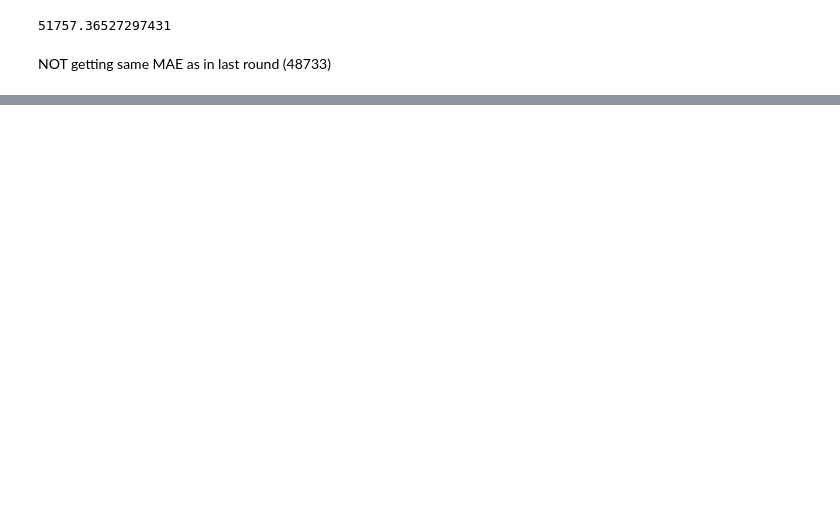
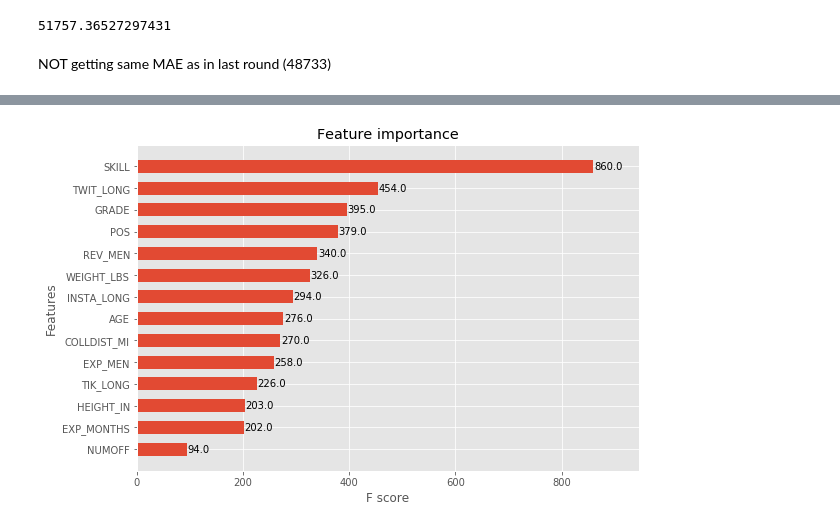
Before and after one commit to mvizzini951/MS2_NIL, a Jupyter notebook: XGBoost_Supervised_Football.ipynb, the cells around one changed output, grey strips where cells are left out. Cells and saved outputs as stored; diff of their text form; code cells hidden in the pictures; blank space fills up the shorter version.

```diff
--- a/XGBoost_Supervised_Football.ipynb
+++ b/XGBoost_Supervised_Football.ipynb
@@ -706,0 +706,22 @@ NOT getting same MAE as in last round (48733)
+# %%
+from sklearn.model_selection import GridSearchCV
+%time
+
+params = {
+    'max_depth' : [8,9,10, 11, 12],
+    'min_child_weight': [5,6,7,8],
+    'subsample':[0.6,0.7, 0.8, 0.9, 1.0],
+    'n_estimators': [50,100],
+    'max_depth': [None, 3, 5, 7, 9],
+    'eta': [.3, .2, .1, .05, .01, .005]
+    }
+grid_search = GridSearchCV(xgb.XGBRegressor(), params, n_jobs=-1)
+
+grid_search.fit(X_train, y_train)
+
+print("Test  R2 Score : %.2f"%grid_search.score(X_test, y_test))
+print("Train R2 Score : %.2f"%grid_search.score(X_train, y_train))
+
+print("Best Params : ", grid_search.best_params_)
+# print("Feature Importances : ")
+# # pd.DataFrame([grid_search.best_estimator_.feature_importances_], columns=df_football.feature_names)
@@ -706,0 +749,9 @@ NOT getting same MAE as in last round (48733)
+# %%
+columns = ['GRADE', 'AGE', 'SKILL',  'NUMOFF', 'POS',
+       'HEIGHT_IN', 'WEIGHT_LBS', 'COLLDIST_MI', 'NILVAL_LONG_USD',
+       'INSTA_LONG', 'TWIT_LONG', 'TIK_LONG', 'TOT_FOL',
+       'EXP_MONTHS',
+       'ClassificationCode', 'REV_MEN', 'EXP_MEN']
+df_fb_select =df_football[columns].copy()
+
+# df_fb_select.shape  #(1263,17)
@@ -706,0 +807,7 @@ NOT getting same MAE as in last round (48733)
+# %%
+with plt.style.context("ggplot"):
+    fig = plt.figure(figsize=(9,6))
+    ax = fig.add_subplot(111)
+    xgb.plotting.plot_importance(model, ax=ax, height=0.6, importance_type="weight")
+# %% [output]
+[figure, added]
```
Also changed, not shown: parts of 33 cells of this notebook.
